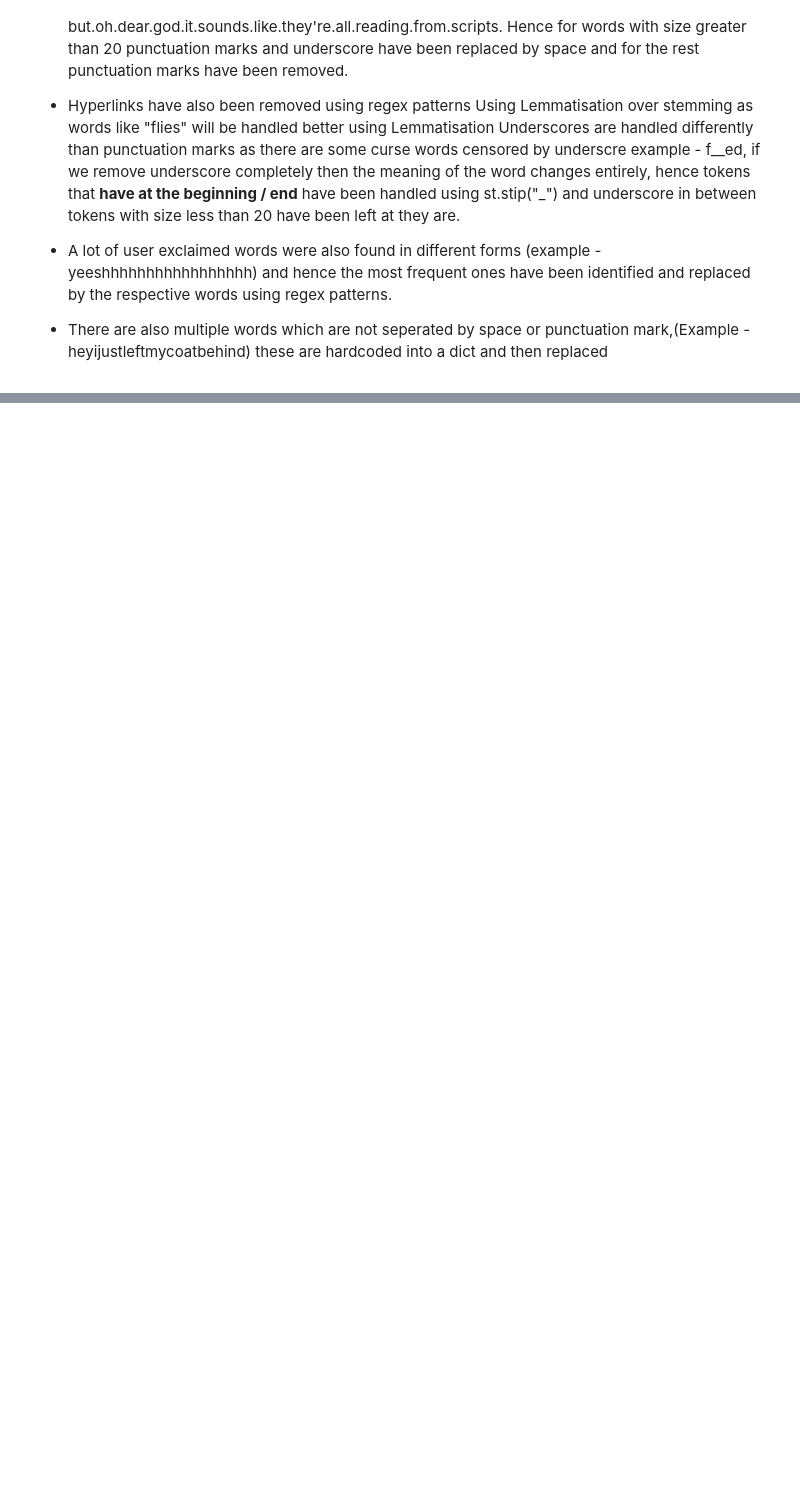
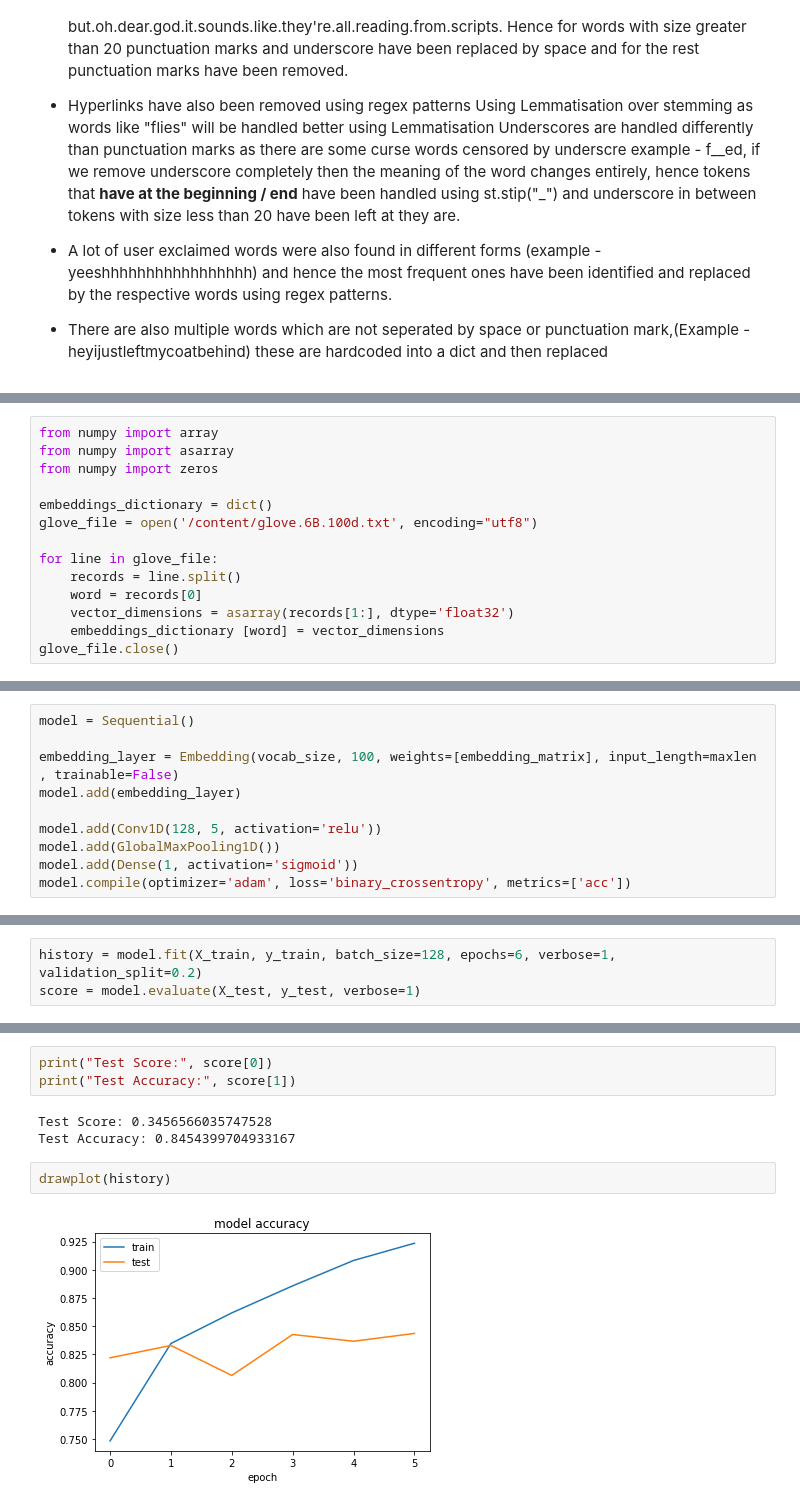
Before and after one commit to imenebak/Sentiment-Analysis, a Jupyter notebook: SentimentAnalysisKaggelTF_pynb.ipynb, the cells around one changed output, grey strips where cells are left out. Saved outputs shown, nothing was run; the diff lists cells and outputs as text; blank space fills up the shorter version.

```diff
--- a/SentimentAnalysisKaggelTF_pynb.ipynb
+++ b/SentimentAnalysisKaggelTF_pynb.ipynb
@@ -110,0 +232,14 @@ Underscores are handled differently than punctuation marks as there are some cur
+# %%
+from numpy import array
+from numpy import asarray
+from numpy import zeros
+
+embeddings_dictionary = dict()
+glove_file = open('/content/glove.6B.100d.txt', encoding="utf8")
+
+for line in glove_file:
+    records = line.split()
+    word = records[0]
+    vector_dimensions = asarray(records[1:], dtype='float32')
+    embeddings_dictionary [word] = vector_dimensions
+glove_file.close()
@@ -110,0 +324,10 @@ Underscores are handled differently than punctuation marks as there are some cur
+# %%
+model = Sequential()
+
+embedding_layer = Embedding(vocab_size, 100, weights=[embedding_matrix], input_length=maxlen , trainable=False)
+model.add(embedding_layer)
+
+model.add(Conv1D(128, 5, activation='relu'))
+model.add(GlobalMaxPooling1D())
+model.add(Dense(1, activation='sigmoid'))
+model.compile(optimizer='adam', loss='binary_crossentropy', metrics=['acc'])
@@ -110,0 +354,3 @@ Underscores are handled differently than punctuation marks as there are some cur
+# %%
+history = model.fit(X_train, y_train, batch_size=128, epochs=6, verbose=1, validation_split=0.2)
+score = model.evaluate(X_test, y_test, verbose=1)
@@ -110,0 +371,10 @@ Underscores are handled differently than punctuation marks as there are some cur
+# %%
+print("Test Score:", score[0])
+print("Test Accuracy:", score[1])
+# %% [output]
+Test Score: 0.3456566035747528
+Test Accuracy: 0.8454399704933167
+# %%
+drawplot(history)
+# %% [output]
+[figure, added]
```
Also changed, not shown: parts of 41 cells of this notebook.
